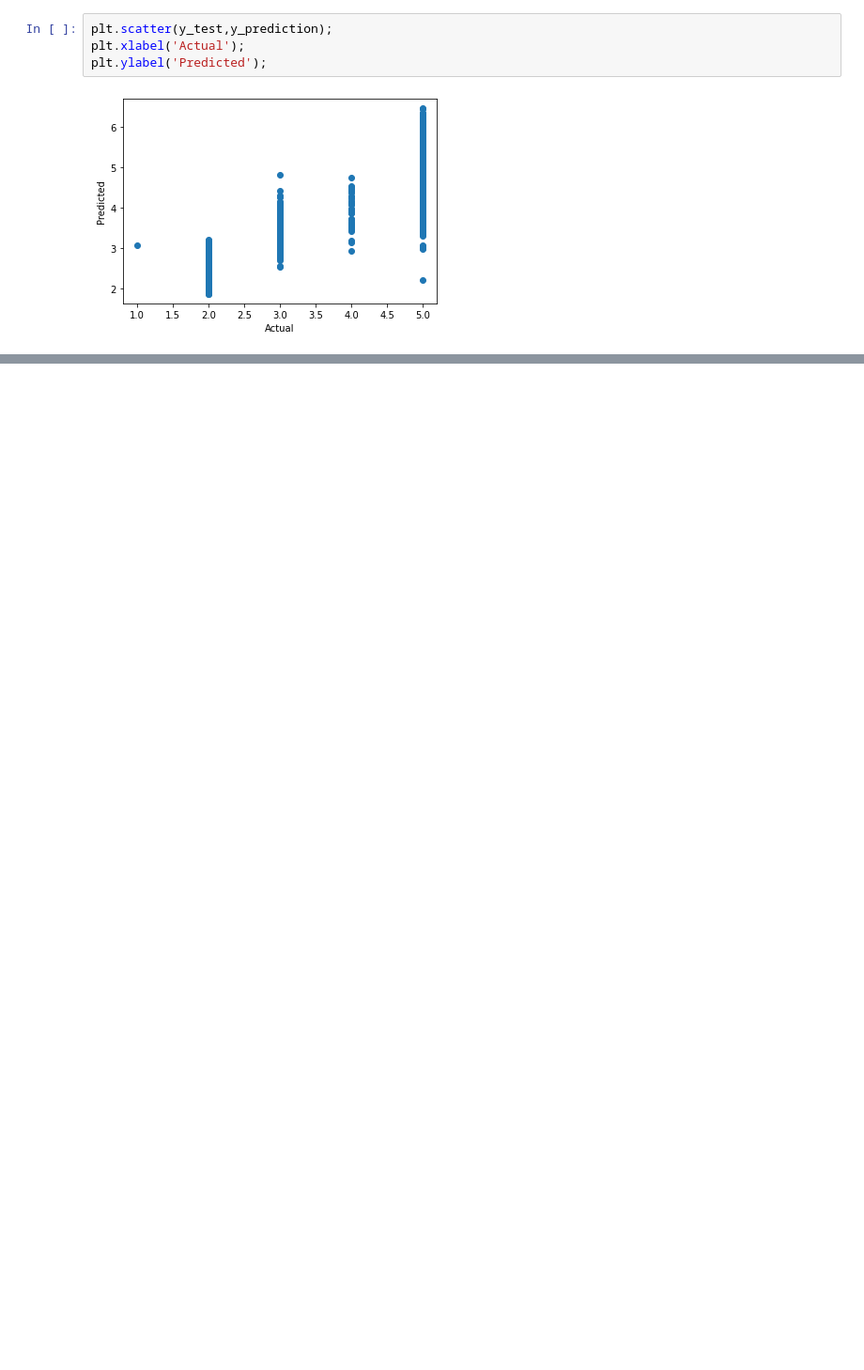
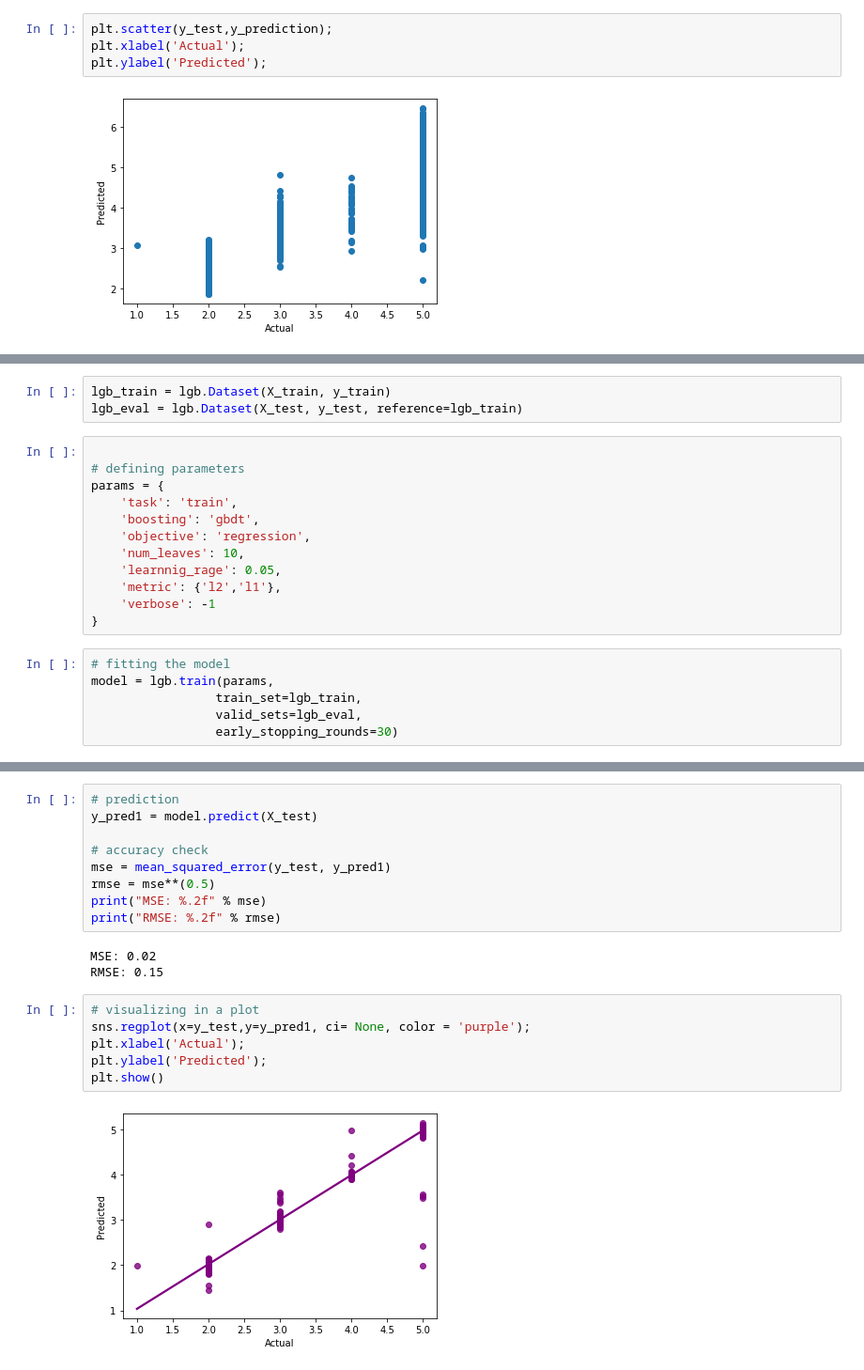
Before and after one commit to Kamiilykam/pandas-challenge, a Jupyter notebook: Sci_Re_code.ipynb, the cells around one changed output, grey strips where cells are left out. Shown at 94% size. Drawn from its saved outputs; the diff is of its cells as text; blank space fills up the shorter version.

```diff
--- a/Sci_Re_code.ipynb
+++ b/Sci_Re_code.ipynb
@@ -360,0 +335,21 @@ y_mean, y_std = gaussian_process.predict(x, return_std=True)
+# %%
+lgb_train = lgb.Dataset(X_train, y_train)
+lgb_eval = lgb.Dataset(X_test, y_test, reference=lgb_train)
+# %%
+
+# defining parameters
+params = {
+    'task': 'train',
+    'boosting': 'gbdt',
+    'objective': 'regression',
+    'num_leaves': 10,
+    'learnnig_rage': 0.05,
+    'metric': {'l2','l1'},
+    'verbose': -1
+}
+# %%
+# fitting the model
+model = lgb.train(params,
+                 train_set=lgb_train,
+                 valid_sets=lgb_eval,
+                 early_stopping_rounds=30)
@@ -360,0 +374,20 @@ y_mean, y_std = gaussian_process.predict(x, return_std=True)
+# %%
+# prediction
+y_pred1 = model.predict(X_test)
+
+# accuracy check
+mse = mean_squared_error(y_test, y_pred1)
+rmse = mse**(0.5)
+print("MSE: %.2f" % mse)
+print("RMSE: %.2f" % rmse)
+# %% [output]
+MSE: 0.02
+RMSE: 0.15
+# %%
+# visualizing in a plot
+sns.regplot(x=y_test,y=y_pred1, ci= None, color = 'purple');
+plt.xlabel('Actual');
+plt.ylabel('Predicted');
+plt.show()
+# %% [output]
+[figure, added]
```
Also changed, not shown: parts of 86 cells of this notebook.
